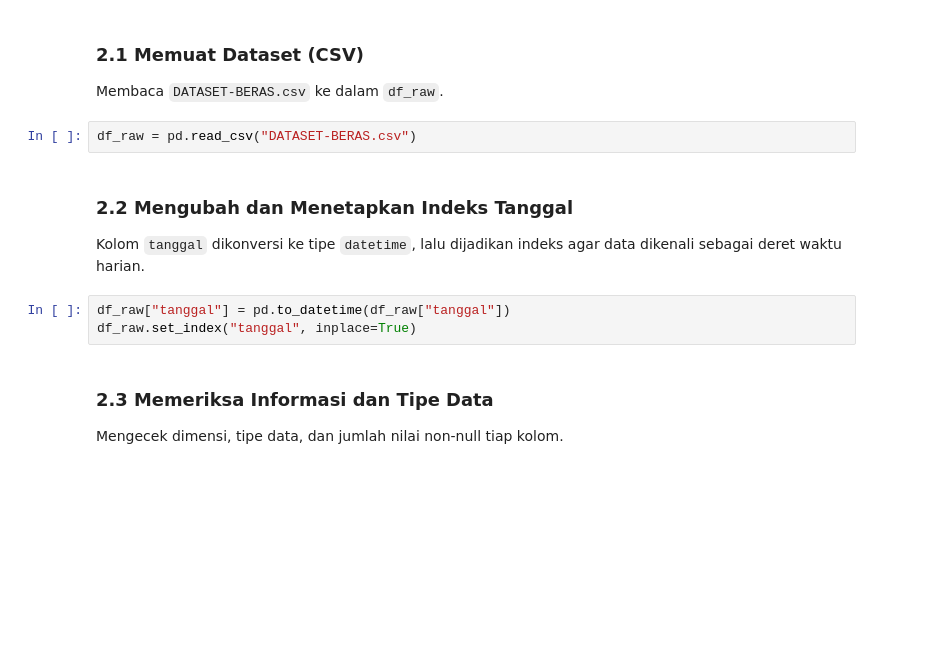
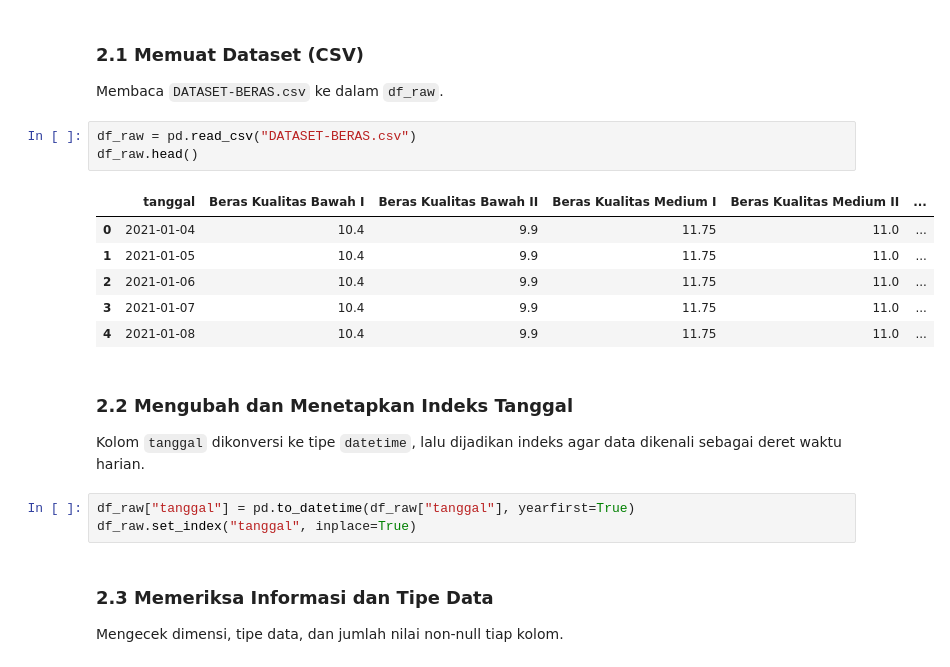
Before and after one commit to YosiaCoKR/program-skripsi, a Jupyter notebook: webapp/research/code.ipynb, the cells around one changed output. Drawn from its saved outputs; the diff is of its cells as text; blank space fills up the shorter version.

```diff
--- a/webapp/research/code.ipynb
+++ b/webapp/research/code.ipynb
@@ -34,12 +34,20 @@ Memeriksa struktur, sebaran, korelasi, dan kelengkapan data harga harian ketiga
 Membaca `DATASET-BERAS.csv` ke dalam `df_raw`.
 # %%
 df_raw = pd.read_csv("DATASET-BERAS.csv")
+df_raw.head()
+# %% [output]
+|  | tanggal | Beras Kualitas Bawah I | Beras Kualitas Bawah II | Beras Kualitas Medium I | Beras Kualitas Medium II | ... |
+| 0 | 2021-01-04 | 10.4 | 9.9 | 11.75 | 11.0 | ... |
+| 1 | 2021-01-05 | 10.4 | 9.9 | 11.75 | 11.0 | ... |
+| 2 | 2021-01-06 | 10.4 | 9.9 | 11.75 | 11.0 | ... |
+| 3 | 2021-01-07 | 10.4 | 9.9 | 11.75 | 11.0 | ... |
+| 4 | 2021-01-08 | 10.4 | 9.9 | 11.75 | 11.0 | ... |
 # %% [markdown]
 ### 2.2 Mengubah dan Menetapkan Indeks Tanggal
 
 Kolom `tanggal` dikonversi ke tipe `datetime`, lalu dijadikan indeks agar data dikenali sebagai deret waktu harian.
 # %%
-df_raw["tanggal"] = pd.to_datetime(df_raw["tanggal"])
+df_raw["tanggal"] = pd.to_datetime(df_raw["tanggal"], yearfirst=True)
 df_raw.set_index("tanggal", inplace=True)
 # %% [markdown]
 ### 2.3 Memeriksa Informasi dan Tipe Data
```
Also changed, not shown: parts of 7 cells of this notebook.
